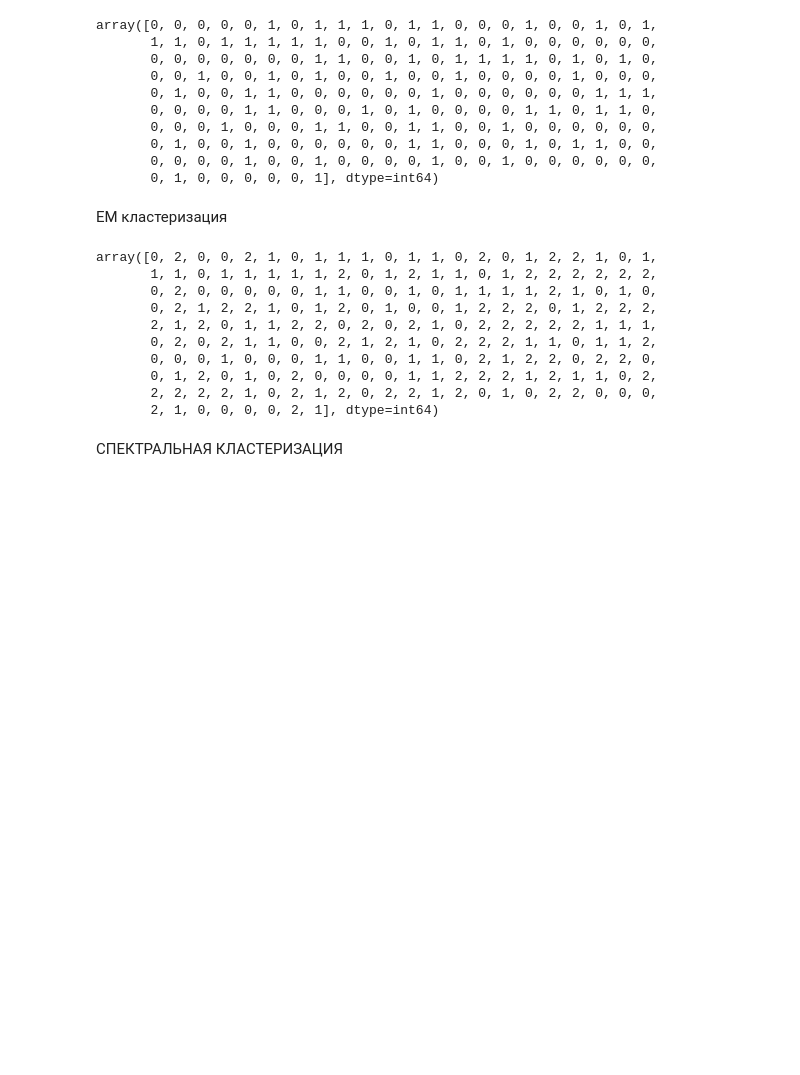
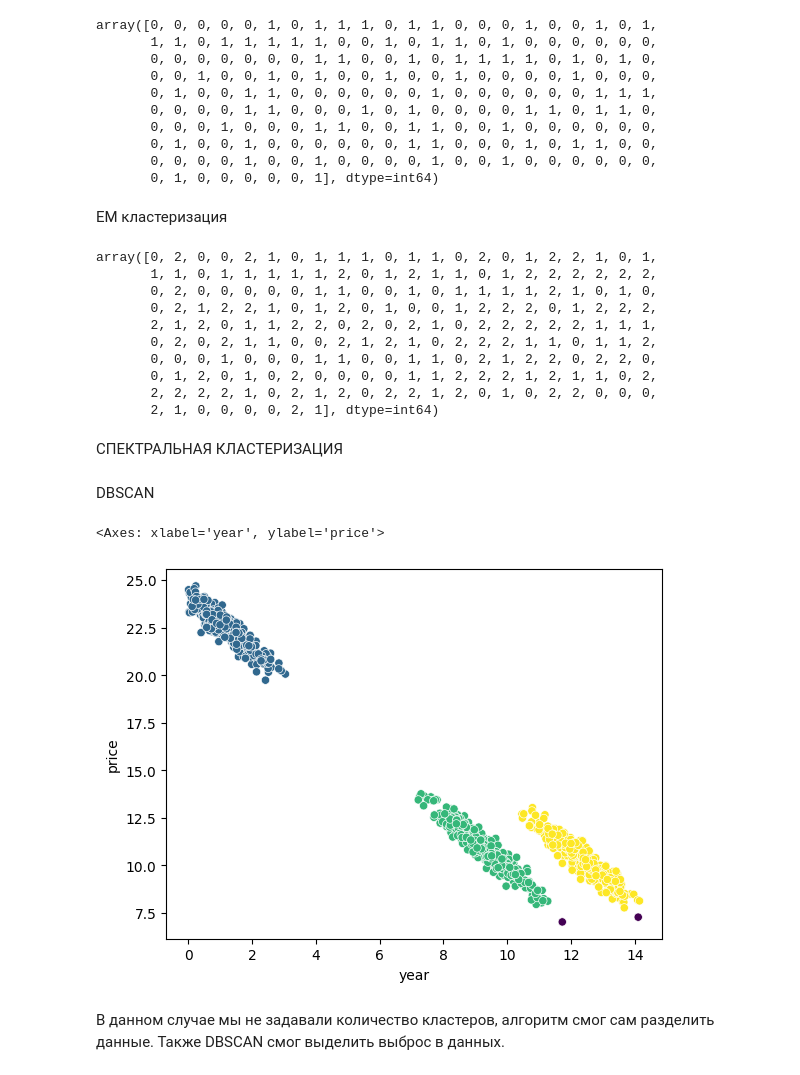
Before and after one commit to alexmoscar/new-rep-main, a Jupyter notebook: ML/ML_без_учителя(кластеризация)/кластеризация_k-means.ipynb, the cells around one changed output. Drawn from its saved outputs; the diff is of its cells as text; code cells hidden in the pictures; blank space fills up the shorter version.

```diff
--- a/ML/ML_без_учителя(кластеризация)/кластеризация_k-means.ipynb
+++ b/ML/ML_без_учителя(кластеризация)/кластеризация_k-means.ipynb
@@ -220,3 +220,20 @@ spectral_clustering = SpectralClustering(n_clusters=3, random_state=42)
 spectral_clustering.fit(df[['Attack', 'Defense']])
 # получаем результаты кластеризации
 spectral_predictions = spectral_clustering.labels_
+# %% [markdown]
+DBSCAN
+# %%
+df1 = pd.read_csv('housing.csv')
+# Импортируем DBSCAN-кластеризацию
+from sklearn.cluster import DBSCAN
+
+# Запускаем кластеризацию на наших данных
+clustering = DBSCAN(eps=0.5, min_samples=5).fit(df1[['year', 'price']])
+
+# Далее можно визуализировать результаты, как мы делали это с алгоритмом k-means
+sns.scatterplot(x=df1.year, y=df1.price, c=clustering.labels_)
+# %% [output]
+<Axes: xlabel='year', ylabel='price'>
+[figure, added]
+# %% [markdown]
+В данном случае мы не задавали количество кластеров, алгоритм смог сам разделить данные. Также DBSCAN смог выделить выброс в данных.
```
Also changed, not shown: 2 other files.
